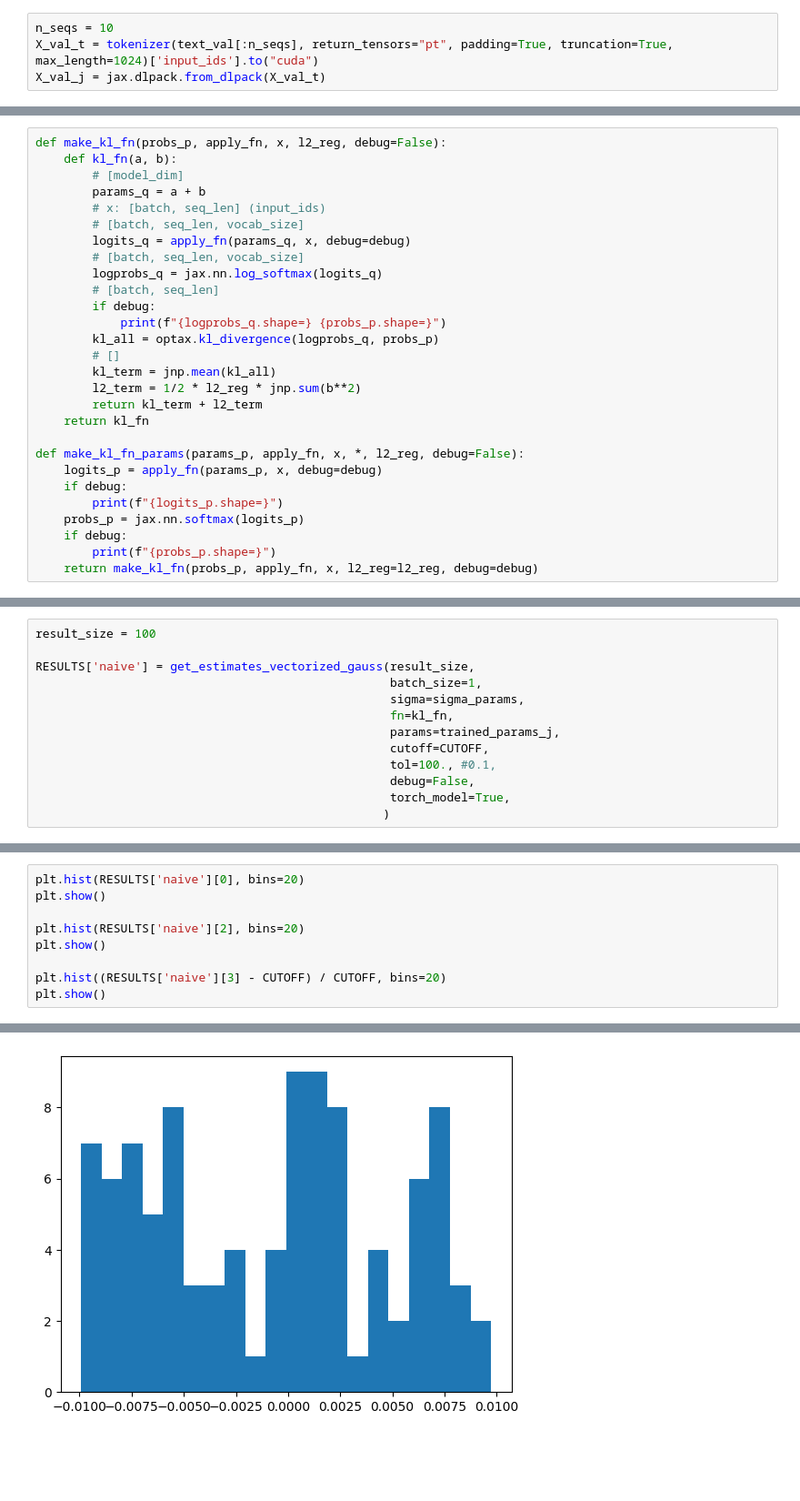
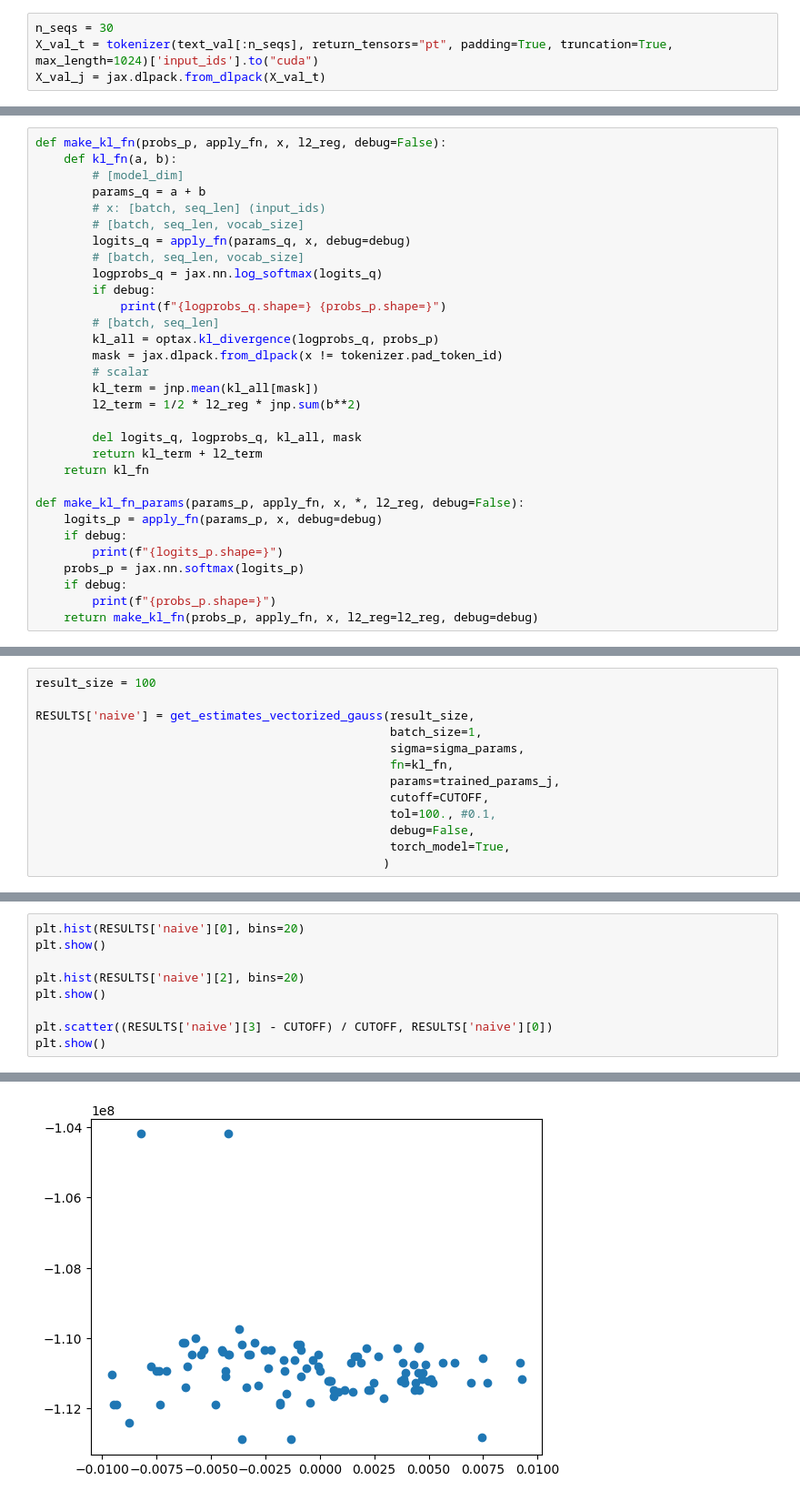
Before and after one commit to EleutherAI/basin-volume, a Jupyter notebook: notebooks/pythia.ipynb, the cells around one changed output, grey strips where cells are left out. Shown at 91% size. Saved outputs shown, nothing was run; the diff lists cells and outputs as text; blank space fills up the shorter version.

```diff
--- a/notebooks/pythia.ipynb
+++ b/notebooks/pythia.ipynb
@@ -209,7 +216,7 @@ summarize(out)
 # %% [markdown]
 ## Val subset
 # %%
-n_seqs = 10
+n_seqs = 30
 X_val_t = tokenizer(text_val[:n_seqs], return_tensors="pt", padding=True, truncation=True, max_length=1024)['input_ids'].to("cuda")
 X_val_j = jax.dlpack.from_dlpack(X_val_t)
 # %% [markdown]
@@ -248,13 +259,16 @@ def make_kl_fn(probs_p, apply_fn, x, l2_reg, debug=False):
         logits_q = apply_fn(params_q, x, debug=debug)
         # [batch, seq_len, vocab_size]
         logprobs_q = jax.nn.log_softmax(logits_q)
-        # [batch, seq_len]
         if debug:
             print(f"{logprobs_q.shape=} {probs_p.shape=}")
+        # [batch, seq_len]
         kl_all = optax.kl_divergence(logprobs_q, probs_p)
-        # []
-        kl_term = jnp.mean(kl_all)
+        mask = jax.dlpack.from_dlpack(x != tokenizer.pad_token_id)
+        # scalar
+        kl_term = jnp.mean(kl_all[mask])
         l2_term = 1/2 * l2_reg * jnp.sum(b**2)
+
+        del logits_q, logprobs_q, kl_all, mask
         return kl_term + l2_term
     return kl_fn
 
@@ -432,6 +315,6 @@ plt.show()
 plt.hist(RESULTS['naive'][2], bins=20)
 plt.show()
 
-plt.hist((RESULTS['naive'][3] - CUTOFF) / CUTOFF, bins=20)
+plt.scatter((RESULTS['naive'][3] - CUTOFF) / CUTOFF, RESULTS['naive'][0])
 plt.show()
 # %% [output]
@@ -440 +323 @@ plt.show()
-[figure, old version]
+[figure, new version]
```
Also changed, not shown: parts of 29 cells of this notebook.
